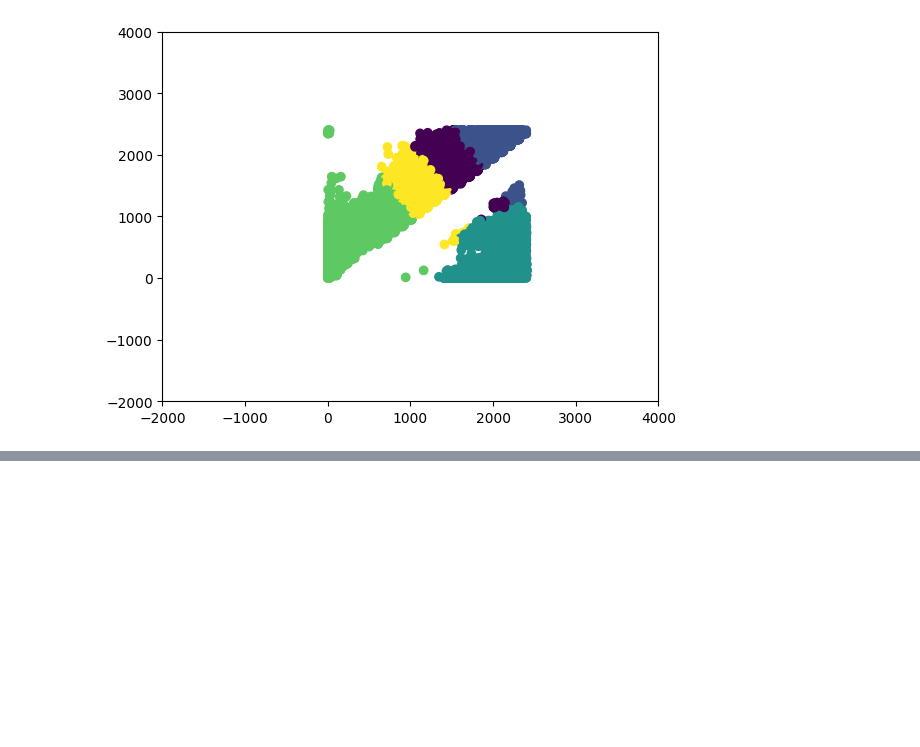
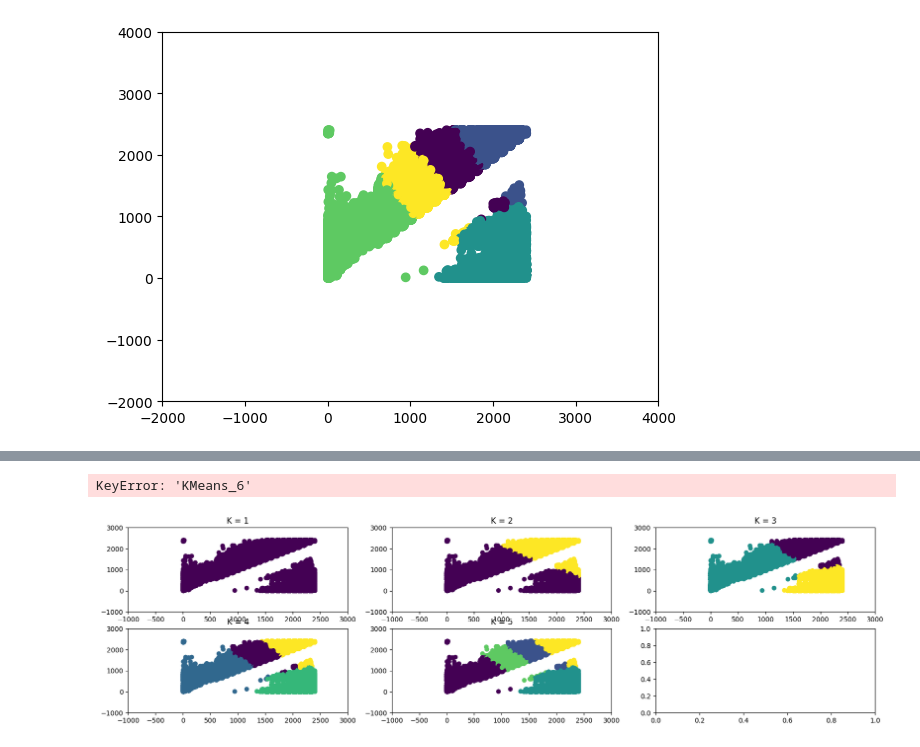
Before and after one commit to reeuze/Clustering-using-K-Means, a Jupyter notebook: Main K-Means.ipynb, the cells around one changed output, grey strips where cells are left out. Cells and saved outputs as stored; diff of their text form; code cells hidden in the pictures; blank space fills up the shorter version.

Commit message:
Comparing Multiple Cluster

```diff
--- a/Main K-Means.ipynb
+++ b/Main K-Means.ipynb
@@ -118,0 +121,7 @@ plt.show()
+# %%
+for k in range(1, 6):
+    kmeans = KMeans(n_clusters=k)
+    kmeans.fit(Dataset[['DepTime_T', 'ArrTime_T']])
+    Dataset[f'KMeans_{k}'] = kmeans.labels_
+
+Dataset
@@ -118,0 +142,11 @@ plt.show()
+# %%
+fig, axs = plt.subplots(nrows=2, ncols=3, figsize=(20,5))
+
+for i, ax in enumerate(fig.axes, start=1):
+    ax.scatter(x=Dataset['DepTime'], y=Dataset['ArrTime'], c=Dataset[f'KMeans_{i}'])
+    ax.set_xlim(-1000, 3000)
+    ax.set_ylim(-1000, 3000)
+    ax.set_title(f'K = {i}')
+# %% [output]
+KeyError: 'KMeans_6'
+[figure, added]
```
Also changed, not shown: parts of 2 cells of this notebook.
